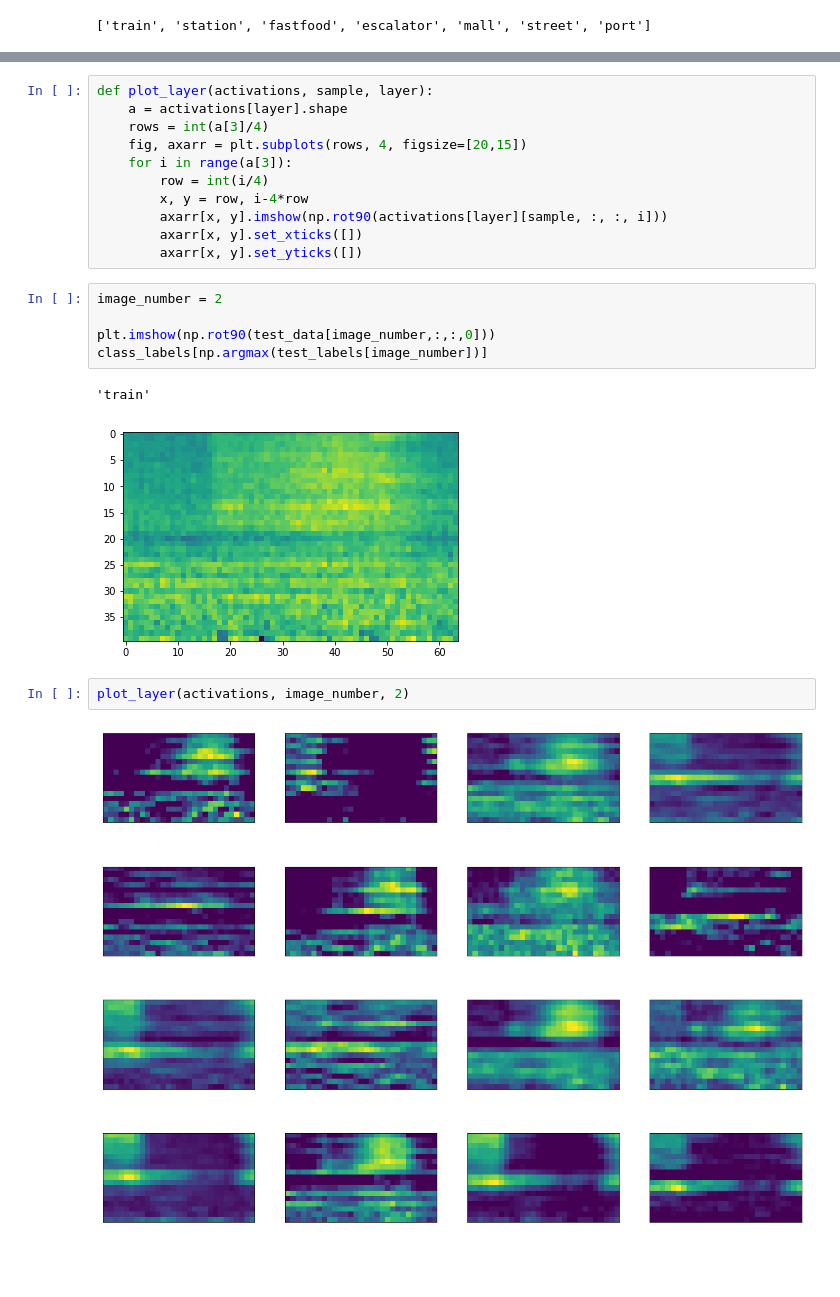
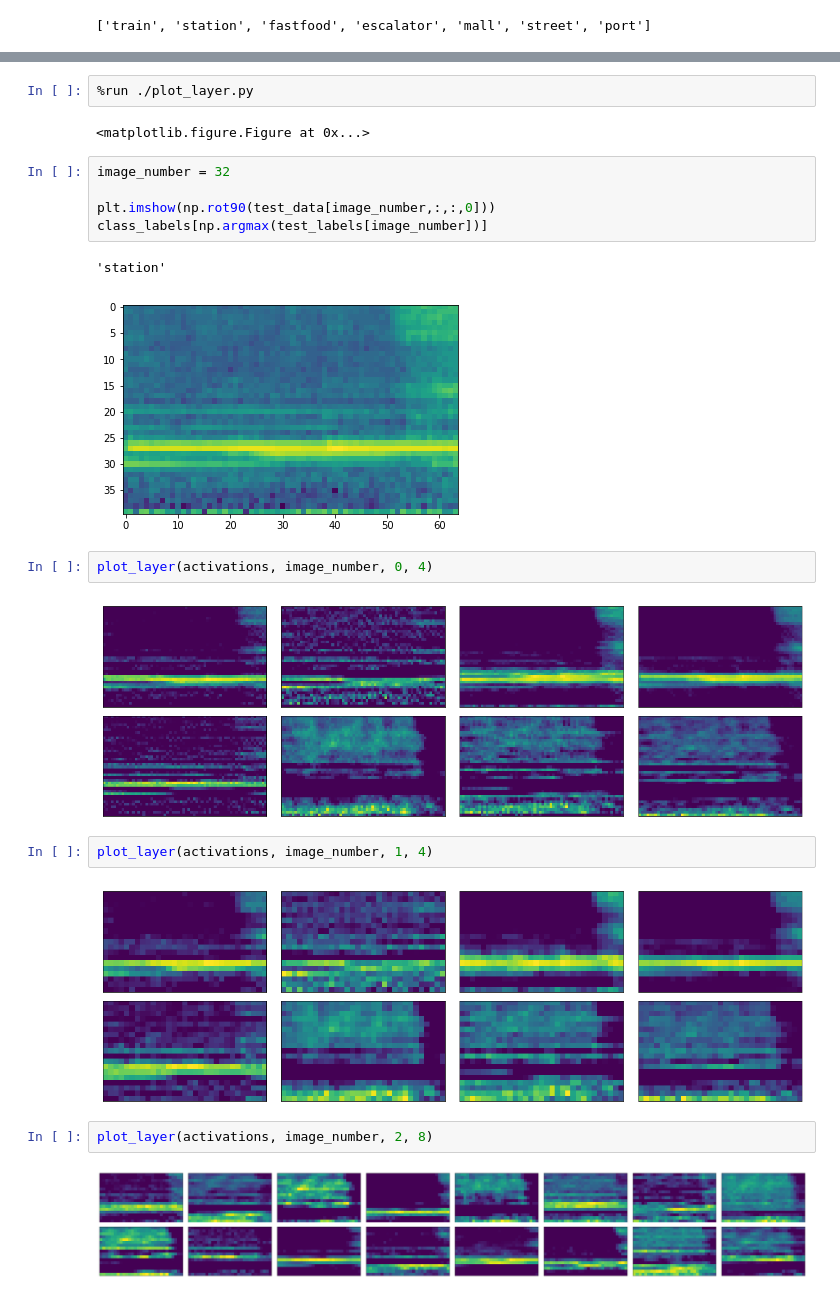
Before and after one commit to araobp/acoustic-features, a Jupyter notebook: tensorflow/CNN_for_AED_environment.ipynb, the cells around one changed output, grey strips where cells are left out. Saved outputs shown, nothing was run; the diff lists cells and outputs as text; blank space fills up the shorter version.

```diff
--- a/tensorflow/CNN_for_AED_environment.ipynb
+++ b/tensorflow/CNN_for_AED_environment.ipynb
@@ -162,24 +162,25 @@ array([[0, 1, 0, 0, 0, 0, 0],
        [0, 0, 0, 0, 1, 0, 0]])
-# %%
-def plot_layer(activations, sample, layer):
-    a = activations[layer].shape
-    rows = int(a[3]/4)
-    fig, axarr = plt.subplots(rows, 4, figsize=[20,15])
-    for i in range(a[3]):
-        row = int(i/4)
-        x, y = row, i-4*row
-        axarr[x, y].imshow(np.rot90(activations[layer][sample, :, :, i]))
-        axarr[x, y].set_xticks([])
-        axarr[x, y].set_yticks([])
+# %%
+%run ./plot_layer.py
+# %% [output]
+<matplotlib.figure.Figure at 0x...>
 # %%
-image_number = 2
+image_number = 32
 
 plt.imshow(np.rot90(test_data[image_number,:,:,0]))
 class_labels[np.argmax(test_labels[image_number])]
 # %% [output]
-'train'
+'station'
-[figure, old version]
+[figure, new version]
+# %%
+plot_layer(activations, image_number, 0, 4)
+# %% [output]
+[figure, added]
+# %%
+plot_layer(activations, image_number, 1, 4)
+# %% [output]
+[figure, added]
 # %%
-plot_layer(activations, image_number, 2)
+plot_layer(activations, image_number, 2, 8)
 # %% [output]
-[figure, old version]
+[figure, new version]
```
Also changed, not shown: parts of 8 cells of this notebook, 8 other files.
